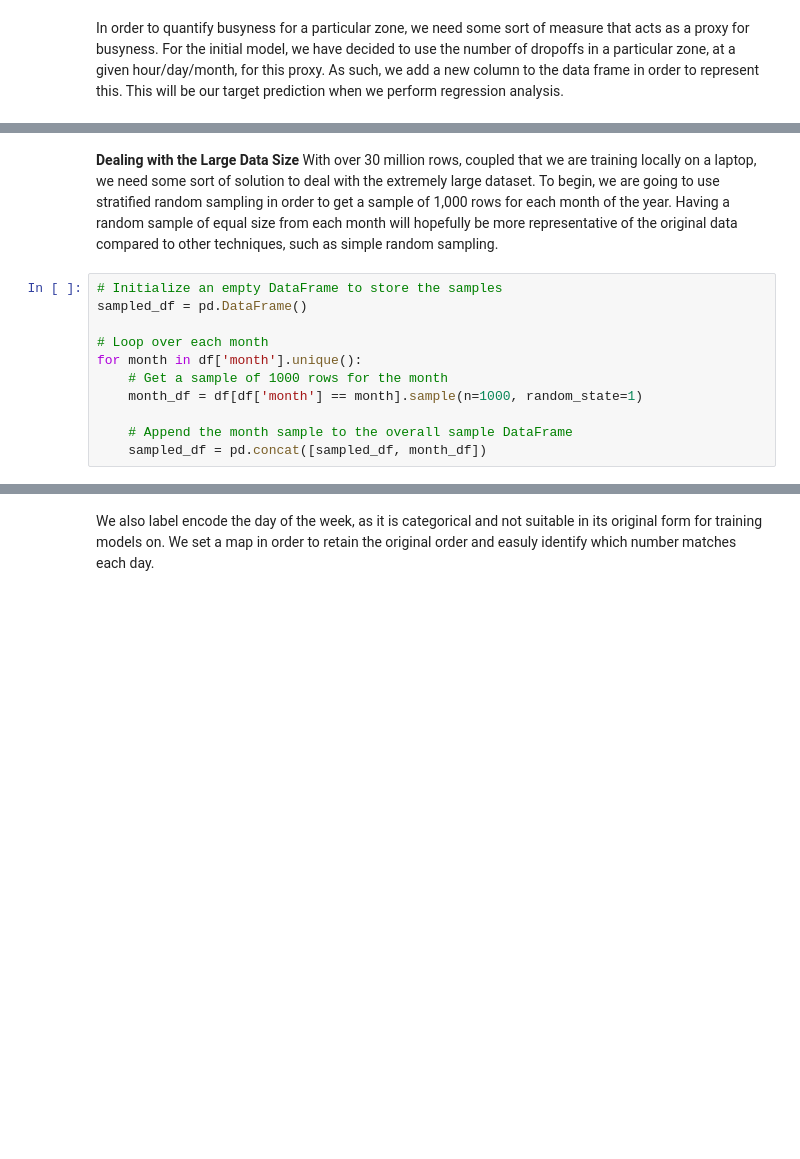
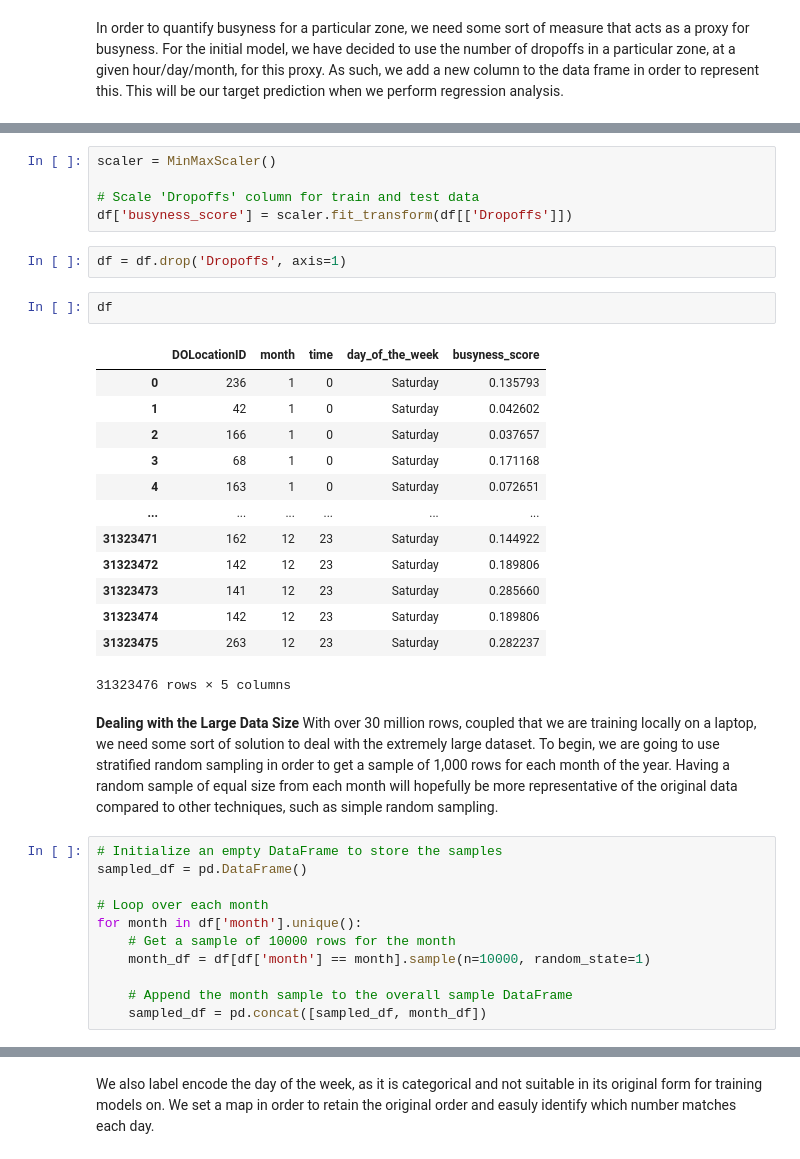
Before and after one commit to slurmsmarcenzie/COMP47360-Research-Practicum, a Jupyter notebook: Initial_Data_Modelling.ipynb, the cells around one changed output, grey strips where cells are left out. Cells and saved outputs as stored; diff of their text form; blank space fills up the shorter version.

```diff
--- a/Initial_Data_Modelling.ipynb
+++ b/Initial_Data_Modelling.ipynb
@@ -83,6 +83,29 @@ df
 | 31323474 | 142 | 12 | 23 | Saturday | 500 |
 | 31323475 | 263 | 12 | 23 | Saturday | 743 |
 31323476 rows × 5 columns
+# %%
+scaler = MinMaxScaler()
+
+# Scale 'Dropoffs' column for train and test data
+df['busyness_score'] = scaler.fit_transform(df[['Dropoffs']])
+# %%
+df = df.drop('Dropoffs', axis=1)
+# %%
+df
+# %% [output]
+|  | DOLocationID | month | time | day_of_the_week | busyness_score |
+| 0 | 236 | 1 | 0 | Saturday | 0.135793 |
+| 1 | 42 | 1 | 0 | Saturday | 0.042602 |
+| 2 | 166 | 1 | 0 | Saturday | 0.037657 |
+| 3 | 68 | 1 | 0 | Saturday | 0.171168 |
+| 4 | 163 | 1 | 0 | Saturday | 0.072651 |
+| ... | ... | ... | ... | ... | ... |
+| 31323471 | 162 | 12 | 23 | Saturday | 0.144922 |
+| 31323472 | 142 | 12 | 23 | Saturday | 0.189806 |
+| 31323473 | 141 | 12 | 23 | Saturday | 0.285660 |
+| 31323474 | 142 | 12 | 23 | Saturday | 0.189806 |
+| 31323475 | 263 | 12 | 23 | Saturday | 0.282237 |
+31323476 rows × 5 columns
 # %% [markdown]
 **Dealing with the Large Data Size**
 With over 30 million rows, coupled that we are training locally on a laptop, we need some sort of solution to deal with the extremely large dataset. To begin, we are going to use stratified random sampling in order to get a sample of 1,000 rows for each month of the year. Having a random sample of equal size from each month will hopefully be more representative of the original data compared to other techniques, such as simple random sampling.
@@ -92,8 +115,8 @@ sampled_df = pd.DataFrame()
 
 # Loop over each month
 for month in df['month'].unique():
-    # Get a sample of 1000 rows for the month
-    month_df = df[df['month'] == month].sample(n=1000, random_state=1)
+    # Get a sample of 10000 rows for the month
+    month_df = df[df['month'] == month].sample(n=10000, random_state=1)
 
     # Append the month sample to the overall sample DataFrame
     sampled_df = pd.concat([sampled_df, month_df])
```
Also changed, not shown: parts of 57 cells of this notebook.
